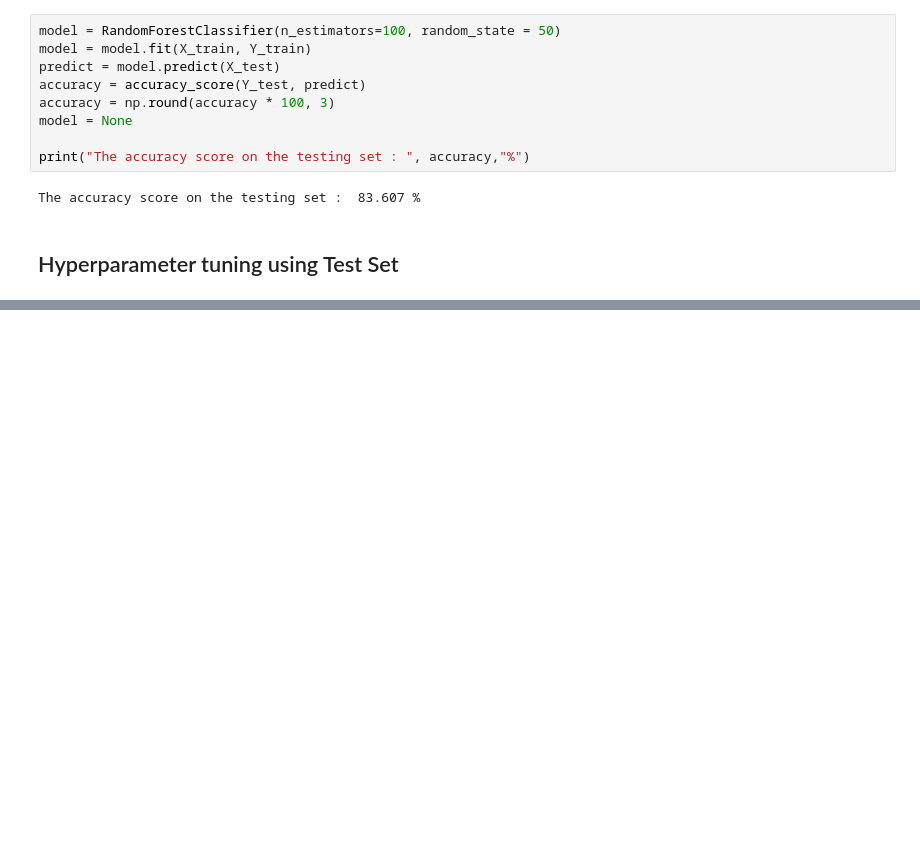
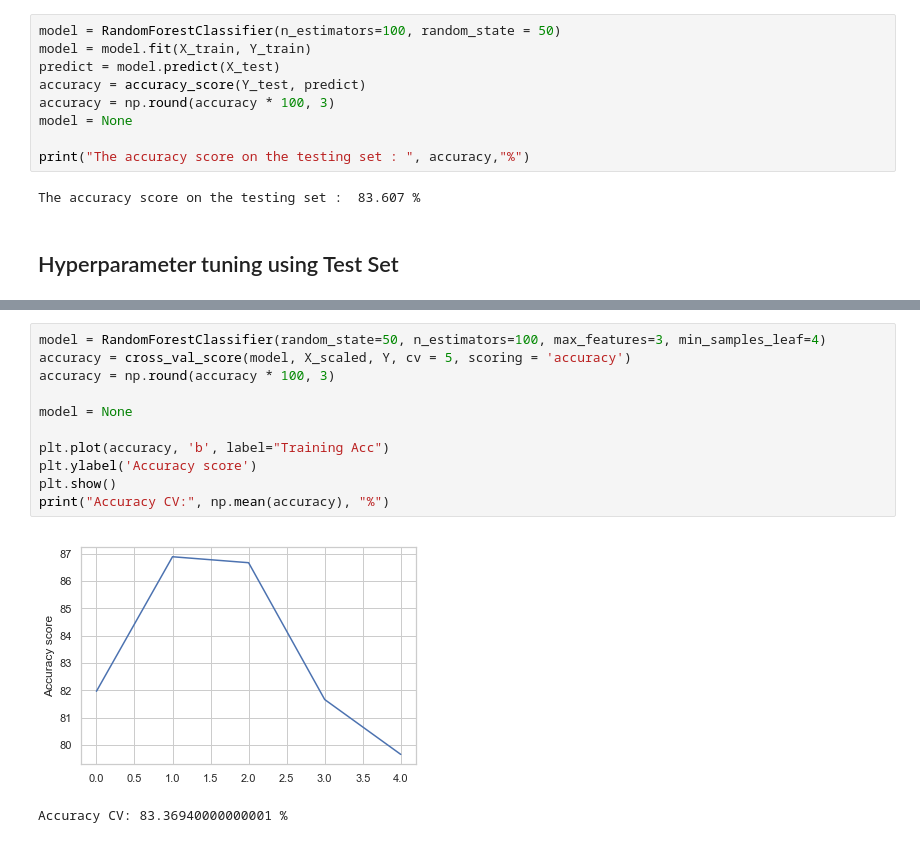
Before and after one commit to alessiogilardi/heart-disease-data-analysis-project, a Jupyter notebook: random_forest.ipynb, the cells around one changed output, grey strips where cells are left out. Drawn from its saved outputs; the diff is of its cells as text; blank space fills up the shorter version.

```diff
--- a/random_forest.ipynb
+++ b/random_forest.ipynb
@@ -365,0 +424,14 @@ def do_test_set_hyperparameter_tuning(classifier, x_train, x_test, y_train, y_te
+# %%
+model = RandomForestClassifier(random_state=50, n_estimators=100, max_features=3, min_samples_leaf=4)
+accuracy = cross_val_score(model, X_scaled, Y, cv = 5, scoring = 'accuracy')
+accuracy = np.round(accuracy * 100, 3)
+
+model = None
+
+plt.plot(accuracy, 'b', label="Training Acc")
+plt.ylabel('Accuracy score')
+plt.show()
+print("Accuracy CV:", np.mean(accuracy), "%")
+# %% [output]
+[figure, added]
+Accuracy CV: 83.36940000000001 %
```
Also changed, not shown: parts of 10 cells of this notebook.
